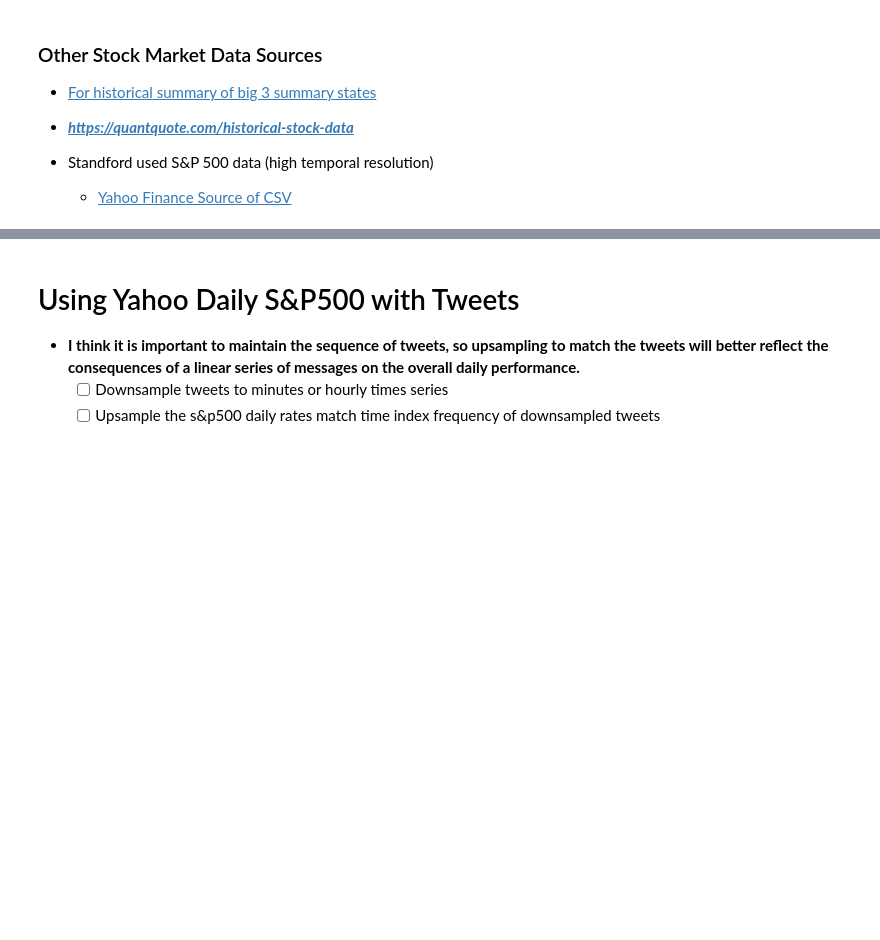
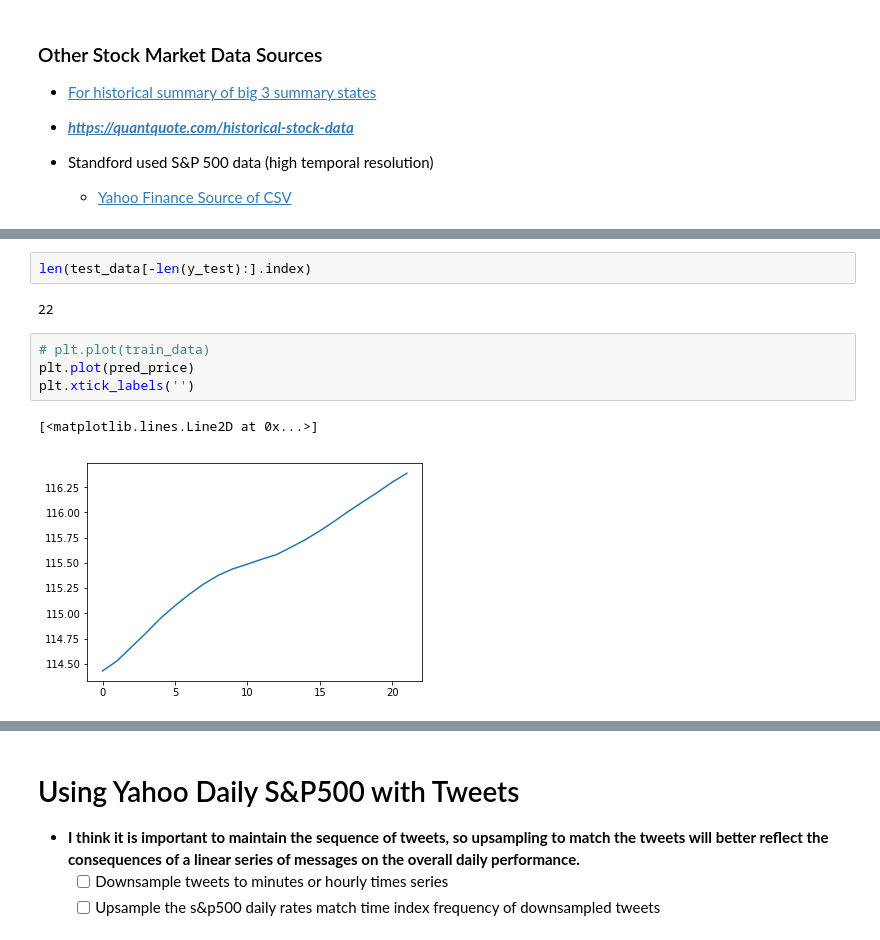
Before and after one commit to jirvingphd/dsc-5-capstone-project-online-ds-ft-021119, a Jupyter notebook: mod_5_final_project_wip.ipynb, the cells around one changed output, grey strips where cells are left out. Saved outputs shown, nothing was run; the diff lists cells and outputs as text; blank space fills up the shorter version.

```diff
--- a/mod_5_final_project_wip.ipynb
+++ b/mod_5_final_project_wip.ipynb
@@ -867,0 +1295,11 @@ data, meta_data = ts.get_daily(symbol= ,outputsize='full' )
+# %%
+len(test_data[-len(y_test):].index)
+# %% [output]
+22
+# %%
+# plt.plot(train_data)
+plt.plot(pred_price)
+plt.xtick_labels('')
+# %% [output]
+[<matplotlib.lines.Line2D at 0x...>]
+[figure, added]
```
Also changed, not shown: parts of 51 cells of this notebook, 8 other files.
